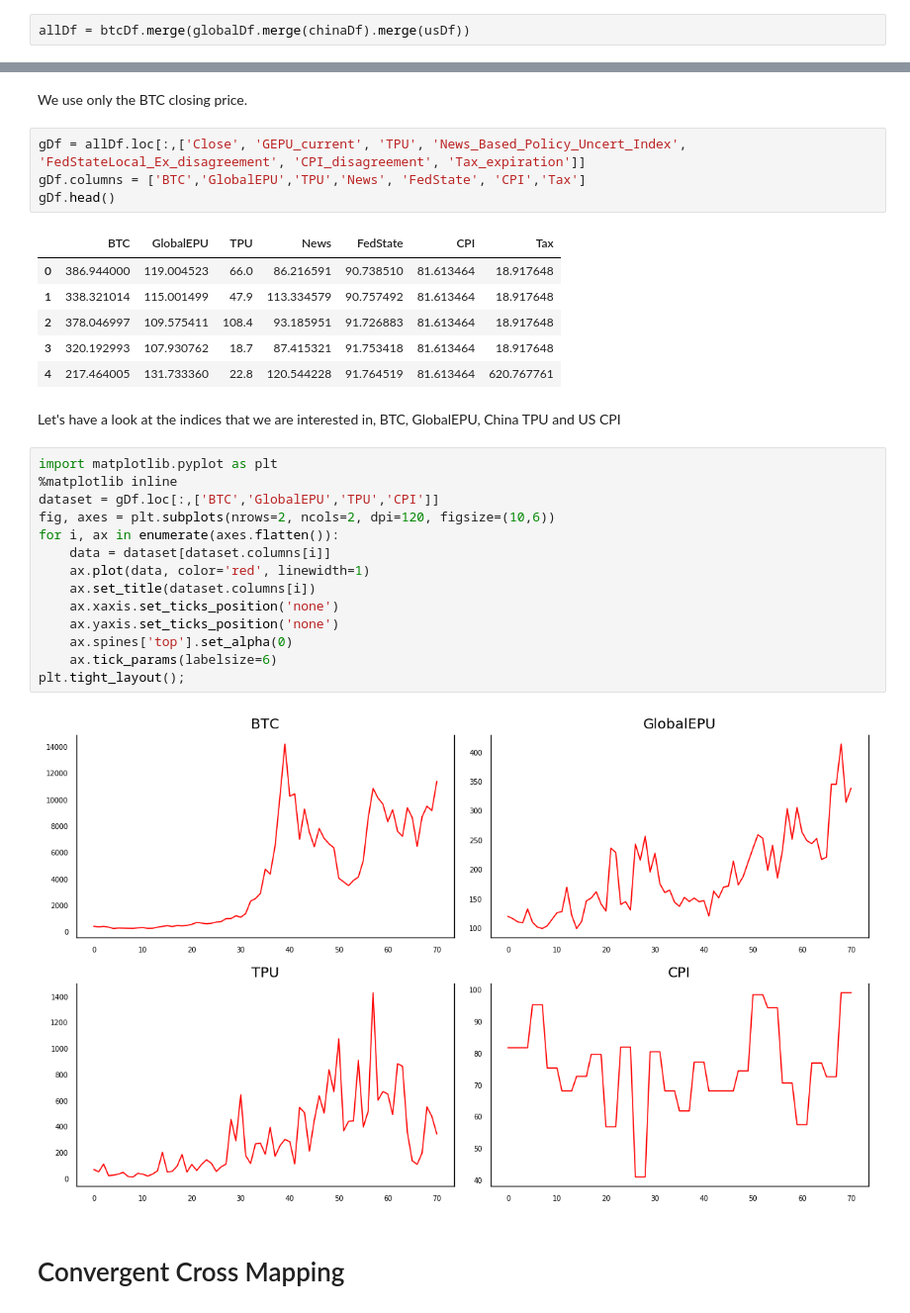
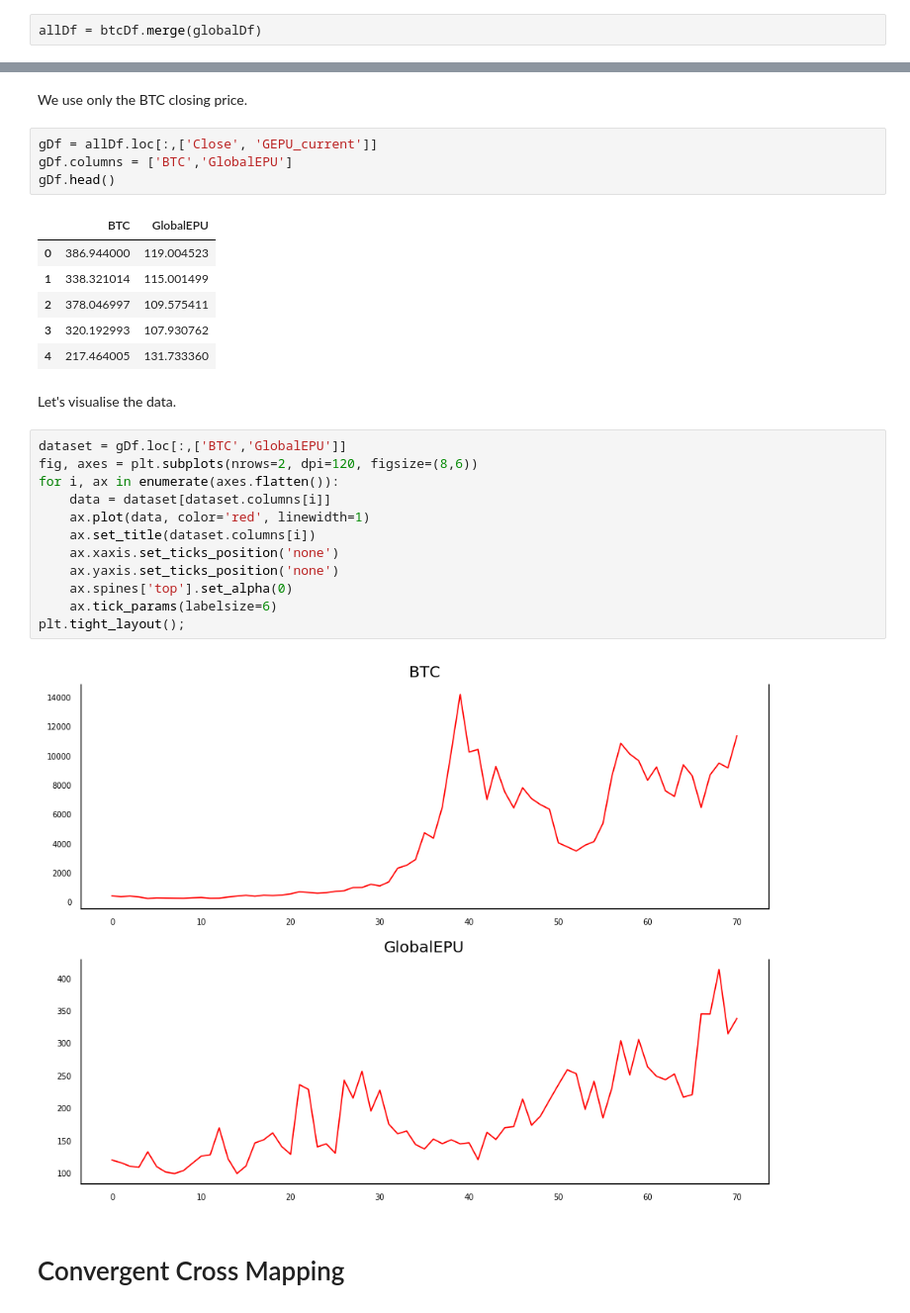
Before and after one commit to ikttan/btc-econ, a Jupyter notebook: xmapping.ipynb, the cells around one changed output, grey strips where cells are left out. Shown at 99% size. Drawn from its saved outputs; the diff is of its cells as text.

```diff
--- a/xmapping.ipynb
+++ b/xmapping.ipynb
@@ -260,7 +159,7 @@ if (len(btcDf) == len(chinaDf) == len(usDf)):
 # %% [output]
 Data frames ready to merge
 # %%
-allDf = btcDf.merge(globalDf.merge(chinaDf).merge(usDf))
+allDf = btcDf.merge(globalDf)
 # %%
 allDf.head()
 # %% [output]
@@ -295,34 +177,32 @@ Just to get some intuition on the type of data we are dealing with, we do a norm
 # %% [markdown]
 We use only the BTC closing price.
 # %%
-gDf = allDf.loc[:,['Close', 'GEPU_current', 'TPU', 'News_Based_Policy_Uncert_Index', 'FedStateLocal_Ex_disagreement', 'CPI_disagreement', 'Tax_expiration']]
-gDf.columns = ['BTC','GlobalEPU','TPU','News', 'FedState', 'CPI','Tax']
+gDf = allDf.loc[:,['Close', 'GEPU_current']]
+gDf.columns = ['BTC','GlobalEPU']
 gDf.head()
 # %% [output]
-|  | BTC | GlobalEPU | TPU | News | FedState | CPI | Tax |
-| 0 | 386.944000 | 119.004523 | 66.0 | 86.216591 | 90.738510 | 81.613464 | 18.917648 |
-| 1 | 338.321014 | 115.001499 | 47.9 | 113.334579 | 90.757492 | 81.613464 | 18.917648 |
-| 2 | 378.046997 | 109.575411 | 108.4 | 93.185951 | 91.726883 | 81.613464 | 18.917648 |
-| 3 | 320.192993 | 107.930762 | 18.7 | 87.415321 | 91.753418 | 81.613464 | 18.917648 |
-| 4 | 217.464005 | 131.733360 | 22.8 | 120.544228 | 91.764519 | 81.613464 | 620.767761 |
+|  | BTC | GlobalEPU |
+| 0 | 386.944000 | 119.004523 |
+| 1 | 338.321014 | 115.001499 |
+| 2 | 378.046997 | 109.575411 |
+| 3 | 320.192993 | 107.930762 |
+| 4 | 217.464005 | 131.733360 |
-# %% [markdown]
-Let's have a look at the indices that we are interested in, BTC, GlobalEPU, China TPU and US CPI
+# %% [markdown]
+Let's visualise the data.
 # %%
-import matplotlib.pyplot as plt
-%matplotlib inline
-dataset = gDf.loc[:,['BTC','GlobalEPU','TPU','CPI']]
-fig, axes = plt.subplots(nrows=2, ncols=2, dpi=120, figsize=(10,6))
+dataset = gDf.loc[:,['BTC','GlobalEPU']]
+fig, axes = plt.subplots(nrows=2, dpi=120, figsize=(8,6))
 for i, ax in enumerate(axes.flatten()):
     data = dataset[dataset.columns[i]]
     ax.plot(data, color='red', linewidth=1)
     ax.set_title(dataset.columns[i])
     ax.xaxis.set_ticks_position('none')
     ax.yaxis.set_ticks_position('none')
     ax.spines['top'].set_alpha(0)
     ax.tick_params(labelsize=6)
 plt.tight_layout();
 # %% [output]
-[figure, old version]
+[figure, new version]
 # %% [markdown]
 # Convergent Cross Mapping
 # %% [markdown]
```
Also changed, not shown: parts of 61 cells of this notebook, 1 other file.
